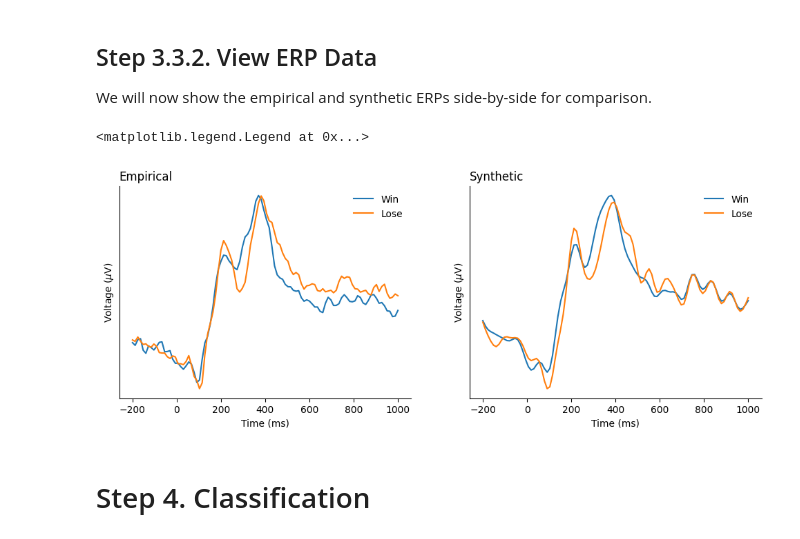
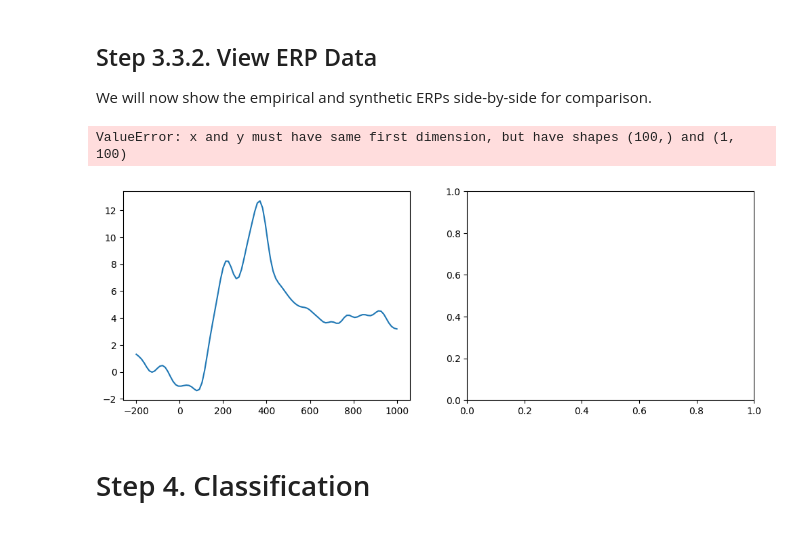
Before and after one commit to AutoResearch/EEG-GAN, a Jupyter notebook: tutorial/gansEEGTutorial.ipynb, the cells around one changed output. Cells and saved outputs as stored; diff of their text form; code cells hidden in the pictures.

```diff
--- a/tutorial/gansEEGTutorial.ipynb
+++ b/tutorial/gansEEGTutorial.ipynb
@@ -459,13 +456,16 @@ Although the empirical data had been filtered using a Butterworth pass-band filt
 #TODO: REMOVE FILTER?
 
 #Define filter function
-def filterSyntheticEEG(EEG):
+def filterEEG(EEG):
     #Bandpass
     w = [x / 83.34 for x in [0.1, 30]]
     b, a = signal.butter(4, w, 'band')
 
     #Process
-    filteredEEG = [signal.filtfilt(b, a, EEG[trial,:]) for trial in range(len(EEG))]
+    if EEG.ndim == 2:
+        filteredEEG = [signal.filtfilt(b, a, EEG[trial,:]) for trial in range(len(EEG))]
+    else:
+        filteredEEG = [signal.filtfilt(b, a, EEG)]
 
     return filteredEEG
 
@@ -483,7 +483,7 @@ def baselineCorrect(EEG):
 syntheticOutcomes = syntheticEEG[:,0]
 
 #Apply processing
-tempSynData = filterSyntheticEEG(syntheticEEG[:,1:])
+tempSynData = filterEEG(syntheticEEG[:,1:])
 tempSynData = baselineCorrect(tempSynData)
 
 #Recreate dataframe
@@ -533,37 +535,37 @@ We will now show the empirical and synthetic ERPs side-by-side for comparison.
 # %%
 #Grand average the synthetic waveforms for each condition
 synLossWaveform = np.mean(syntheticEEG[np.r_[syntheticEEG[:,0]==1],1:],axis=0)
 synWinWaveform = np.mean(syntheticEEG[np.r_[syntheticEEG[:,0]==0],1:],axis=0)
 
 #Set up figure
 f, (ax1, ax2) = plt.subplots(1, 2, figsize=(12, 4))
 
-#Plot each empirical waveform
-ax1.plot(time, winWaveform, label = 'Win')
-ax1.plot(time, lossWaveform, label = 'Lose')
+#Plot each empirical waveform (note, we here add the same processing simply for visualization)
+ax1.plot(time, baselineCorrect(filterEEG(winWaveform))[0], label = 'Win')
+ax1.plot(time, baselineCorrect(filterEEG(lossWaveform))[0], label = 'Lose')
 
 #Format plot
 ax1.set_ylabel('Voltage ($\mu$V)')
 ax1.set_xlabel('Time (ms)')
 ax1.set_title('Empirical', loc='left')
 ax1.spines[['right', 'top']].set_visible(False)
 ax1.tick_params(left = False, labelleft = False)
 ax1.legend(frameon=False)
 
 #Plot each synthetic waveform
 ax2.plot(time, synWinWaveform, label = 'Win')
 ax2.plot(time, synLossWaveform, label = 'Lose')
 
 #Format plot
 ax2.set_ylabel('Voltage ($\mu$V)')
 ax2.set_xlabel('Time (ms)')
 ax2.set_title('Synthetic', loc='left')
 ax2.spines[['right', 'top']].set_visible(False)
 ax2.tick_params(left = False, labelleft = False)
 ax2.legend(frameon=False)
 # %% [output]
-<matplotlib.legend.Legend at 0x...>
+ValueError: x and y must have same first dimension, but have shapes (100,) and (1, 100)
-[figure, old version]
+[figure, new version]
 # %% [markdown]
 # Step 4. Classification
 # %% [markdown]
```
Also changed, not shown: parts of 12 cells of this notebook, 3 other files.
